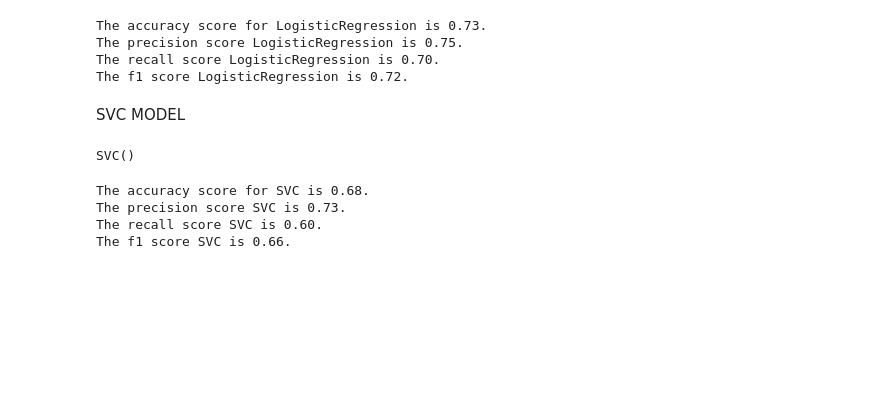
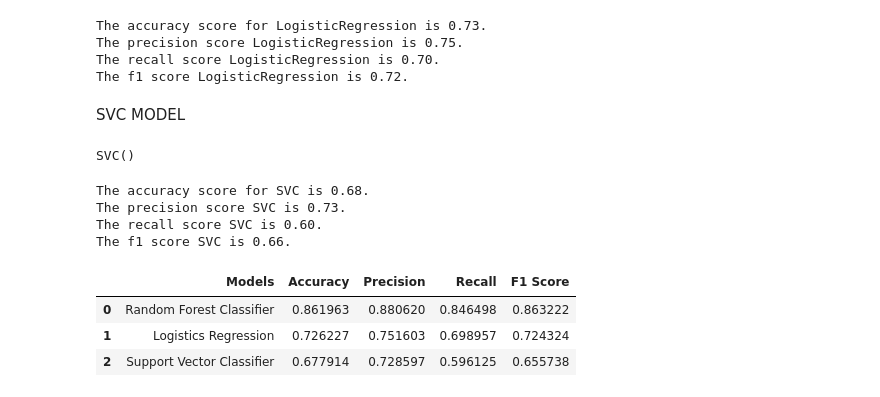
Before and after one commit to Bholarnley/PYTHON, a Jupyter notebook: White_Wine_Model_Prediction.ipynb, the cells around one changed output. Saved outputs shown, nothing was run; the diff lists cells and outputs as text; code cells hidden in the pictures; blank space fills up the shorter version.

```diff
--- a/White_Wine_Model_Prediction.ipynb
+++ b/White_Wine_Model_Prediction.ipynb
@@ -200,3 +200,46 @@ The accuracy score for SVC is 0.68.
 The precision score SVC is 0.73.
 The recall score SVC is 0.60.
 The f1 score SVC is 0.66.
+# %%
+# Creating a dataframe to tabualarise the findings
+
+comparison_df = pd.DataFrame(
+    {
+        'Models': [
+            'Random Forest Classifier',
+            'Logistics Regression',
+            'Support Vector Classifier'
+        ],
+
+        'Accuracy': [
+            accuracy_score(y_test, y_pred_rfc),
+            accuracy_score(y_test, y_pred_lr),
+            accuracy_score(y_test, y_pred_svc)
+        ],
+
+        'Precision': [
+            precision_score(y_test, y_pred_rfc),
+            precision_score(y_test, y_pred_lr),
+            precision_score(y_test, y_pred_svc)
+        ],
+
+        'Recall': [
+            recall_score(y_test, y_pred_rfc),
+            recall_score(y_test, y_pred_lr),
+            recall_score(y_test, y_pred_svc)
+        ],
+
+        'F1 Score': [
+            f1_score(y_test, y_pred_rfc),
+            f1_score(y_test, y_pred_lr),
+            f1_score(y_test, y_pred_svc)
+        ]
+    }
+)
+# %%
+comparison_df
+# %% [output]
+|  | Models | Accuracy | Precision | Recall | F1 Score |
+| 0 | Random Forest Classifier | 0.861963 | 0.880620 | 0.846498 | 0.863222 |
+| 1 | Logistics Regression | 0.726227 | 0.751603 | 0.698957 | 0.724324 |
+| 2 | Support Vector Classifier | 0.677914 | 0.728597 | 0.596125 | 0.655738 |
```
